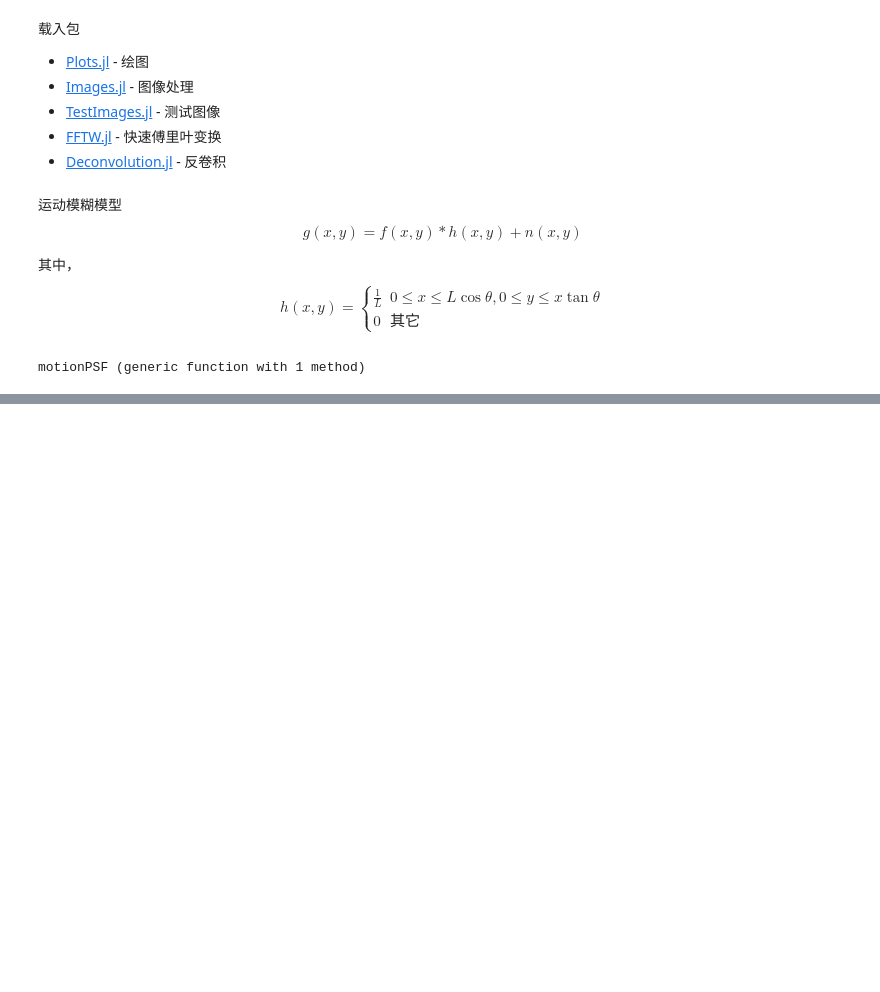
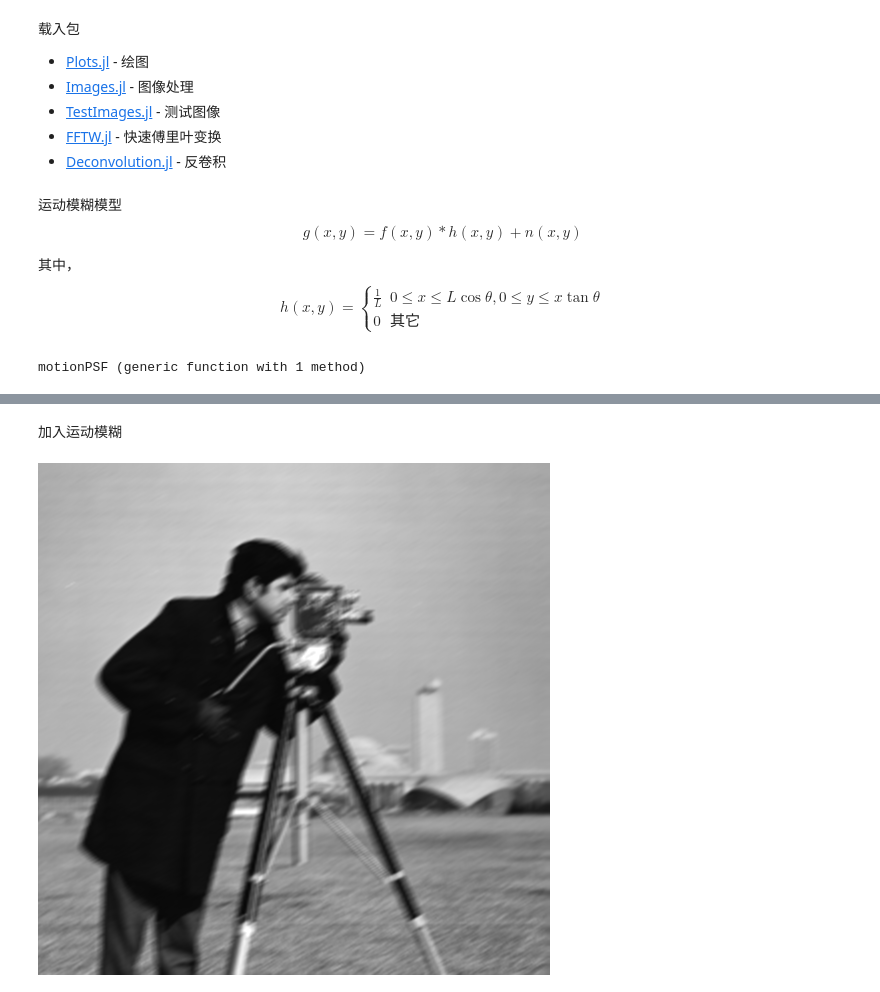
Before and after one commit to miRoox/HIT-DigitalSignalProcessing-Postgraduate, a Jupyter notebook: work.ipynb, the cells around one changed output, grey strips where cells are left out. Saved outputs shown, nothing was run; the diff lists cells and outputs as text; code cells hidden in the pictures; blank space fills up the shorter version.

```diff
--- a/work.ipynb
+++ b/work.ipynb
@@ -65,0 +56,7 @@ origin=testimage("lena")
+# %% [markdown]
+加入运动模糊
+# %%
+blurring=motionPSF(10,3π/18)
+blurred=imfilter(origin,blurring)
+# %% [output]
+[figure, added]
```
Also changed, not shown: parts of 26 cells of this notebook.
